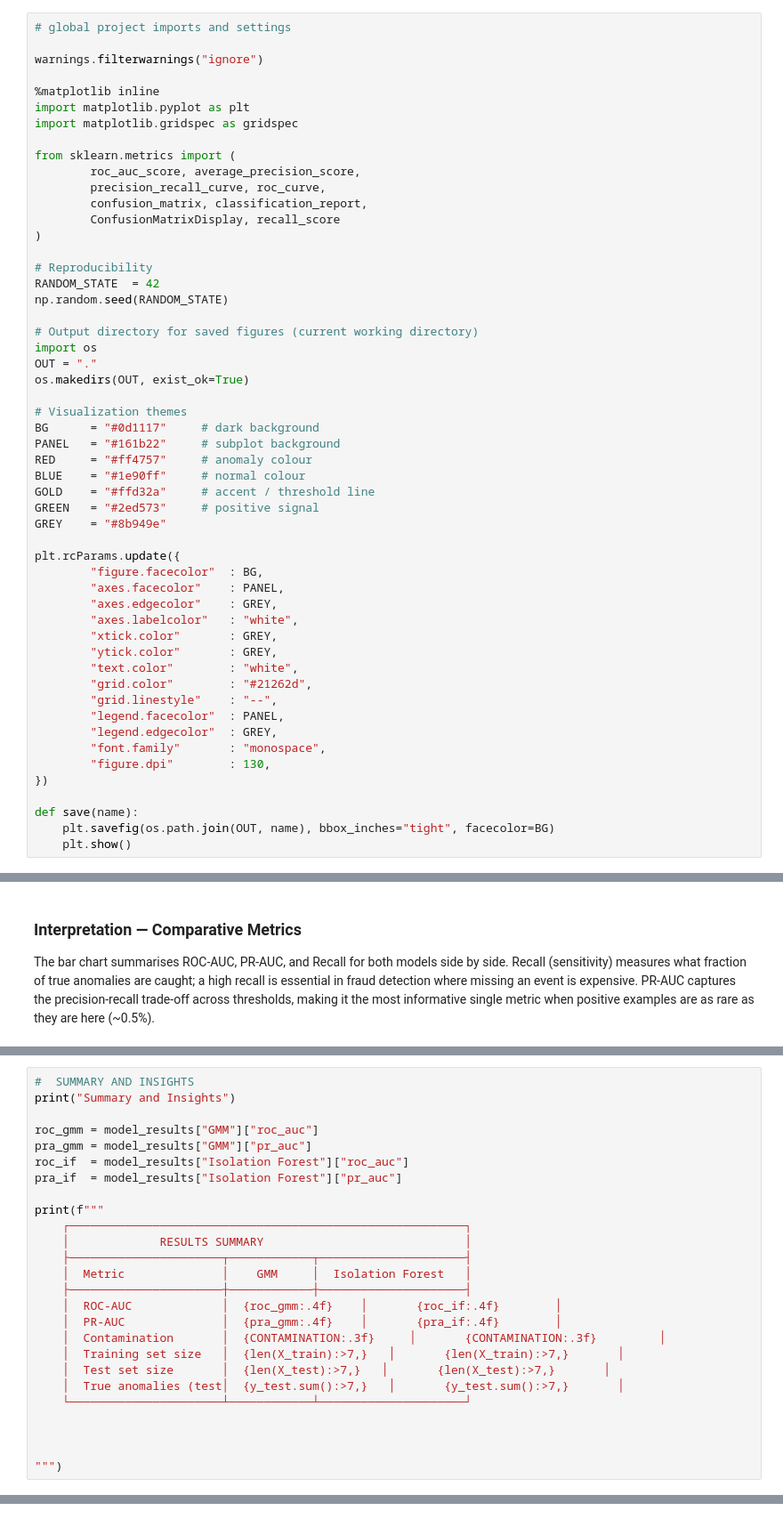
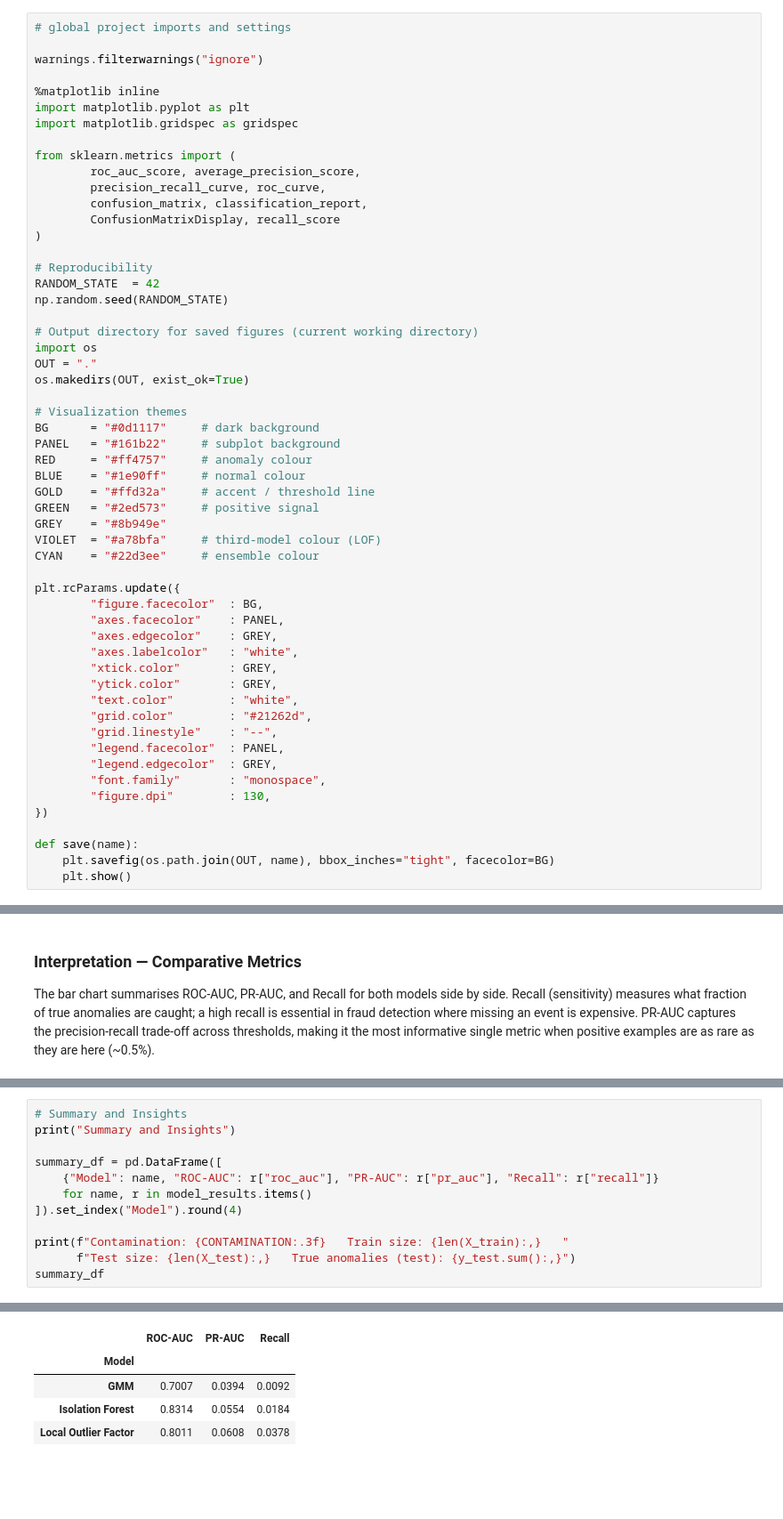
Before and after one commit to Nobby-sibanda/Anomaly_detection.-, a Jupyter notebook: Anomaly_detection..ipynb, the cells around one changed output, grey strips where cells are left out. Shown at 89% size. Saved outputs shown, nothing was run; the diff lists cells and outputs as text; blank space fills up the shorter version.

```diff
--- a/Anomaly_detection..ipynb
+++ b/Anomaly_detection..ipynb
@@ -49,6 +50,8 @@ BLUE    = "#1e90ff"     # normal colour
 GOLD    = "#ffd32a"     # accent / threshold line
 GREEN   = "#2ed573"     # positive signal
 GREY    = "#8b949e"
+VIOLET  = "#a78bfa"     # third-model colour (LOF)
+CYAN    = "#22d3ee"     # ensemble colour
 
 plt.rcParams.update({
         "figure.facecolor"  : BG,
@@ -1181,30 +1229,16 @@ plt.show()
 # %% [output]
 [figure]
 # %%
-#  SUMMARY AND INSIGHTS
+# Summary and Insights
 print("Summary and Insights")
 
-roc_gmm = model_results["GMM"]["roc_auc"]
-pra_gmm = model_results["GMM"]["pr_auc"]
-roc_if  = model_results["Isolation Forest"]["roc_auc"]
-pra_if  = model_results["Isolation Forest"]["pr_auc"]
+summary_df = pd.DataFrame([
+    {"Model": name, "ROC-AUC": r["roc_auc"], "PR-AUC": r["pr_auc"], "Recall": r["recall"]}
+    for name, r in model_results.items()
+]).set_index("Model").round(4)
 
-print(f"""
-    ┌─────────────────────────────────────────────────────────┐
-    │             RESULTS SUMMARY                             │
-    ├──────────────────────┬────────────┬─────────────────────┤
-    │  Metric              │    GMM     │  Isolation Forest   │
-    ├──────────────────────┼────────────┼─────────────────────┤
-    │  ROC-AUC             │  {roc_gmm:.4f}    │       {roc_if:.4f}        │
-    │  PR-AUC              │  {pra_gmm:.4f}    │       {pra_if:.4f}        │
-    │  Contamination       │  {CONTAMINATION:.3f}     │       {CONTAMINATION:.3f}         │
-    │  Training set size   │  {len(X_train):>7,}   │       {len(X_train):>7,}       │
-    │  Test set size       │  {len(X_test):>7,}   │       {len(X_test):>7,}       │
-    │  True anomalies (test│  {y_test.sum():>7,}   │       {y_test.sum():>7,}       │
-    └──────────────────────┴────────────┴─────────────────────┘
-
-
-
-""")
+print(f"Contamination: {CONTAMINATION:.3f}   Train size: {len(X_train):,}   "
+      f"Test size: {len(X_test):,}   True anomalies (test): {y_test.sum():,}")
+summary_df
 # %% [output]
 Summary and Insights
@@ -1224,3 +1246,8 @@ Summary and Insights
+|  | ROC-AUC | PR-AUC | Recall |
+| Model |  |  |  |
+| GMM | 0.7007 | 0.0394 | 0.0092 |
+| Isolation Forest | 0.8314 | 0.0554 | 0.0184 |
+| Local Outlier Factor | 0.8011 | 0.0608 | 0.0378 |
 # %%
 # 3.6 Model Overlap & Agreement Analysis
 
```
Also changed, not shown: parts of 17 cells of this notebook, 5 other files.
